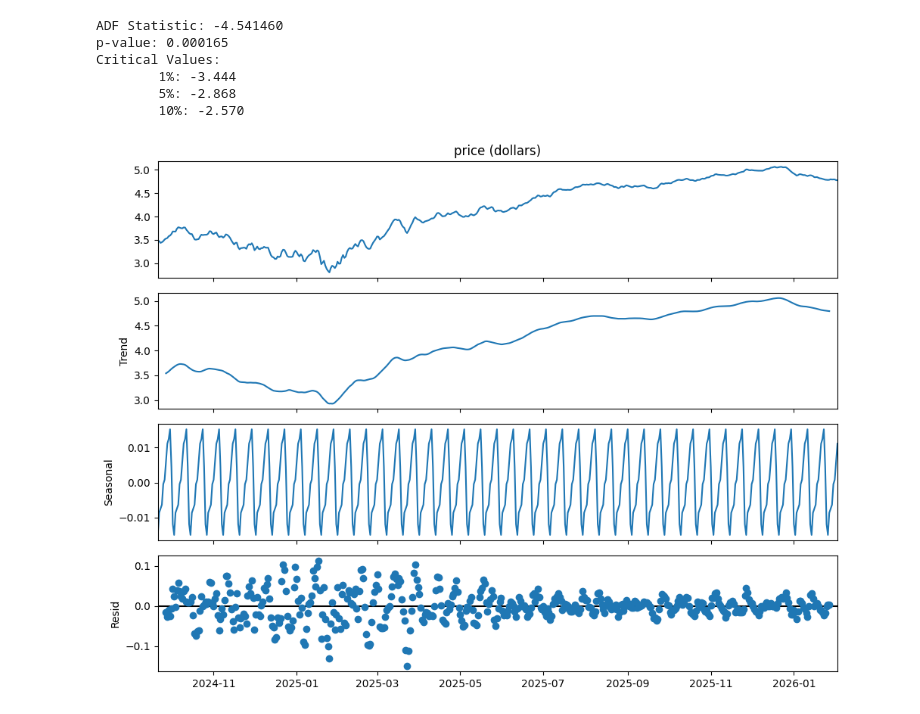
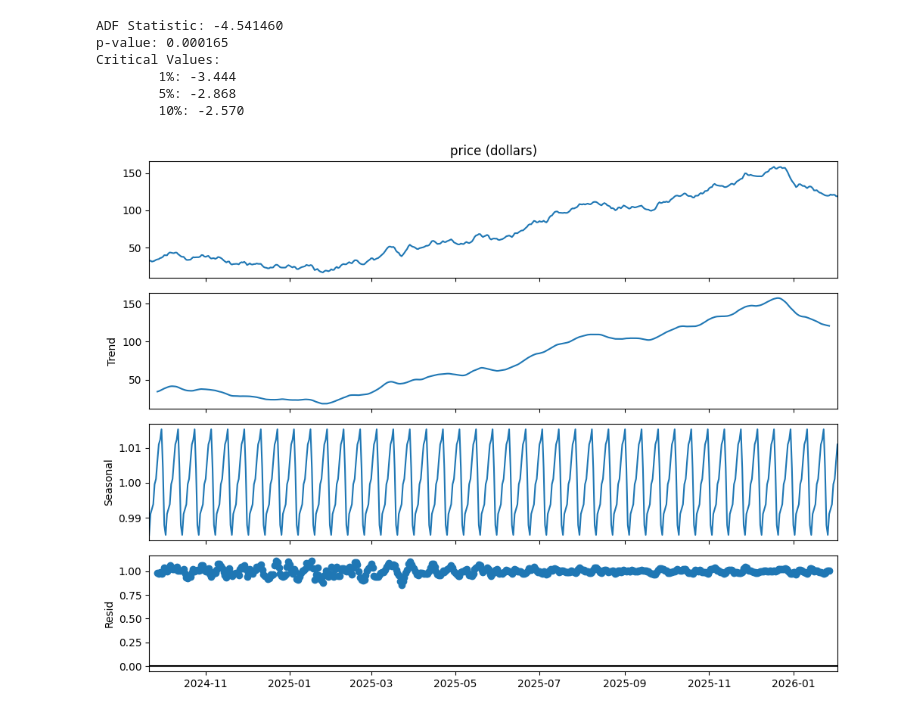
Before and after one commit to faadeola/oil_prices_ts_analysis, a Jupyter notebook: oil_prices_ts_analysis.ipynb, the cells around one changed output. Saved outputs shown, nothing was run; the diff lists cells and outputs as text; code cells hidden in the pictures.

```diff
--- a/oil_prices_ts_analysis.ipynb
+++ b/oil_prices_ts_analysis.ipynb
@@ -11,7 +11,7 @@ from statsmodels.graphics.tsaplots import plot_acf, plot_pacf
 from sklearn.metrics import mean_squared_error, mean_absolute_error
 # %%
 # Set plot parameter
-#plt.rcParams['figure.figsize'] = (10, 7.5)
+plt.rcParams['figure.figsize'] = (10, 7.5)
 # %%
 # Read data file
 url = 'https://raw.githubusercontent.com/faadeola/oil_prices_ts_analysis/refs/heads/main/oil_prices_2426.csv'
@@ -68,6 +68,3 @@ oil.describe().round(2)
-# %%
-# set date as the index column
-oil = oil.set_index('date')
 # %%
 # Plot chart of oil prices overtime
 oil.plot()
@@ -160,16 +157,11 @@ Critical Values:
         1%: -3.444
         5%: -2.868
         10%: -2.570
-# %%
-# Load your data into a Series named 'df'
-# For Additive:
-# result_add = seasonal_decompose(oil['price (dollars)'], model='additive', period=12)
-
-# For Multiplicative:
-#result_mult = seasonal_decompose(oil['price (dollars)'], model='multiplicative', period=12)
-result_mult = seasonal_decompose(np.log(oil['price (dollars)']), model='multiplicative', period=12)
-
-result_mult.plot()
-plt.show()
-# %% [output]
-[figure, removed]
+# %%
+# Decompose data to visualise trend, season and residual
+result_mult = seasonal_decompose(oil['price (dollars)'], model='multiplicative', period=12)
+
+result_mult.plot()
+plt.show()
+# %% [output]
+[figure, added]
```
Also changed, not shown: parts of 5 cells of this notebook.
